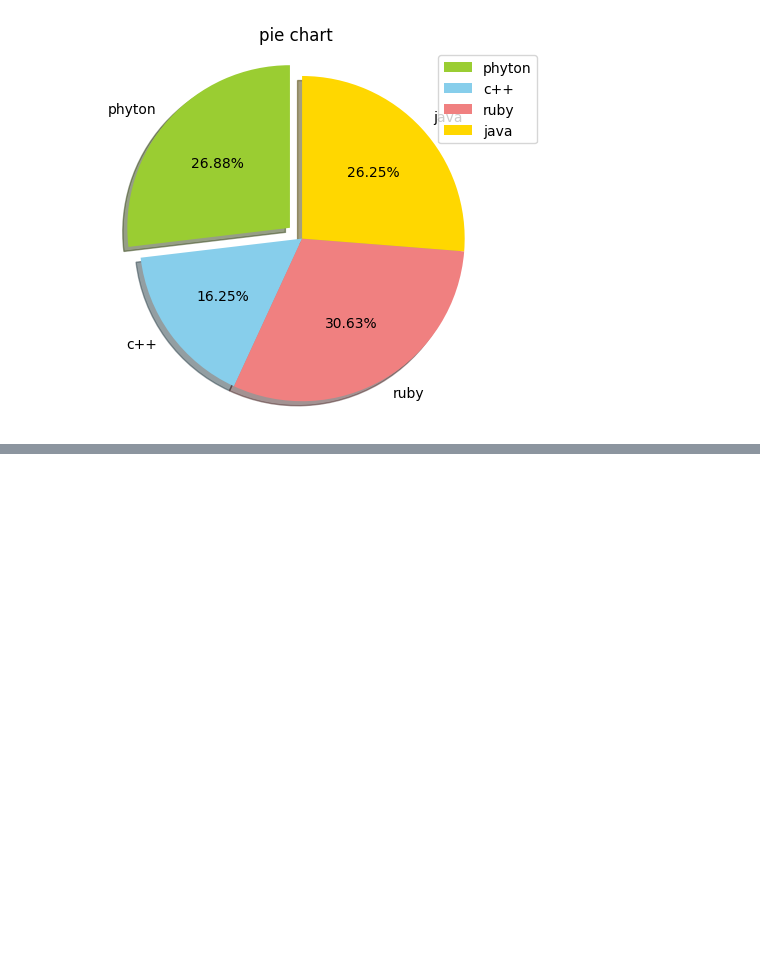
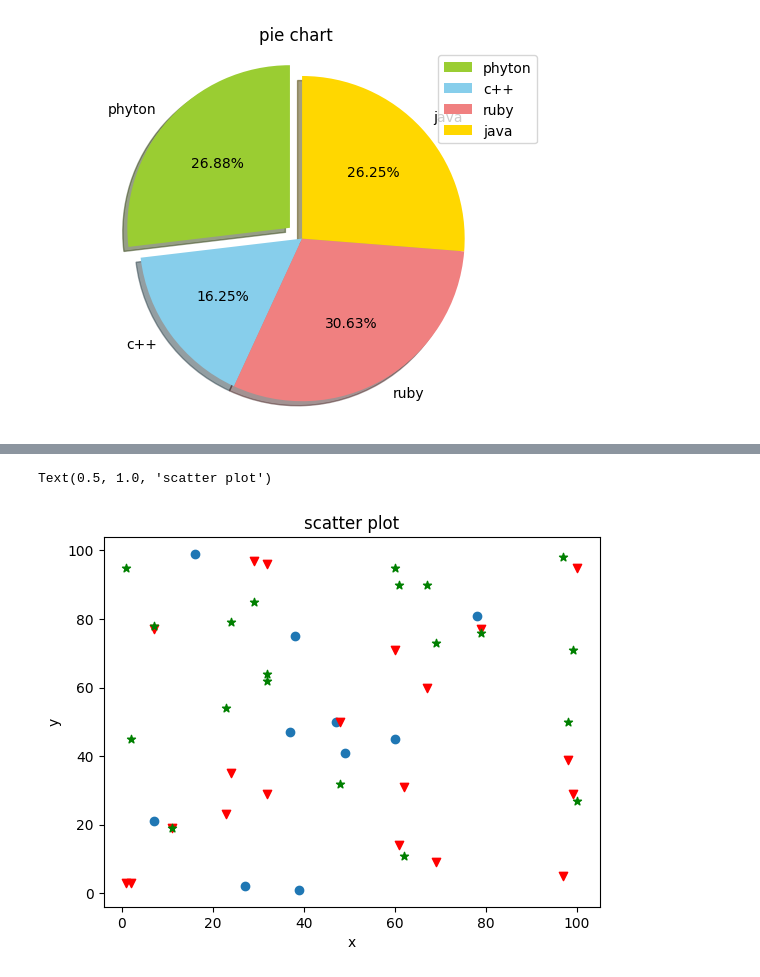
Before and after one commit to s4bih/data-visualisasi, a Jupyter notebook: drawing_graph.ipynb, the cells around one changed output, grey strips where cells are left out. Saved outputs shown, nothing was run; the diff lists cells and outputs as text; code cells hidden in the pictures; blank space fills up the shorter version.

```diff
--- a/drawing_graph.ipynb
+++ b/drawing_graph.ipynb
@@ -136,0 +238,10 @@ plt.show()
+# %%
+plt.scatter(x1,y1,label='scatter1')
+plt.scatter(x2,y2,label='scatter2',marker = 'v', color = 'r')
+plt.scatter(x2,y3,label='scatter3',marker = '*',color = 'g')
+plt.xlabel('x')
+plt.ylabel('y')
+plt.title('scatter plot')
+# %% [output]
+Text(0.5, 1.0, 'scatter plot')
+[figure, added]
```
Also changed, not shown: parts of 13 cells of this notebook.
